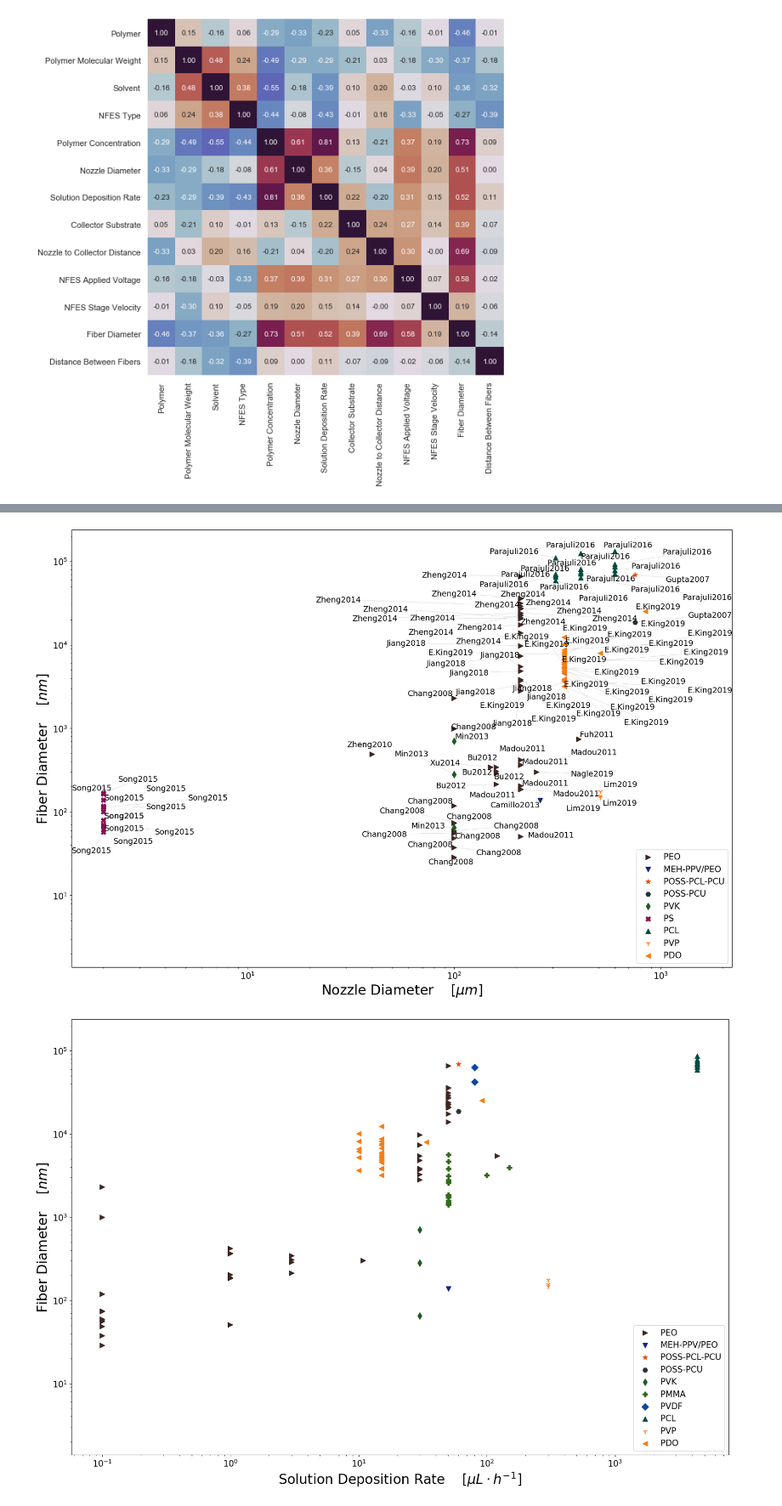
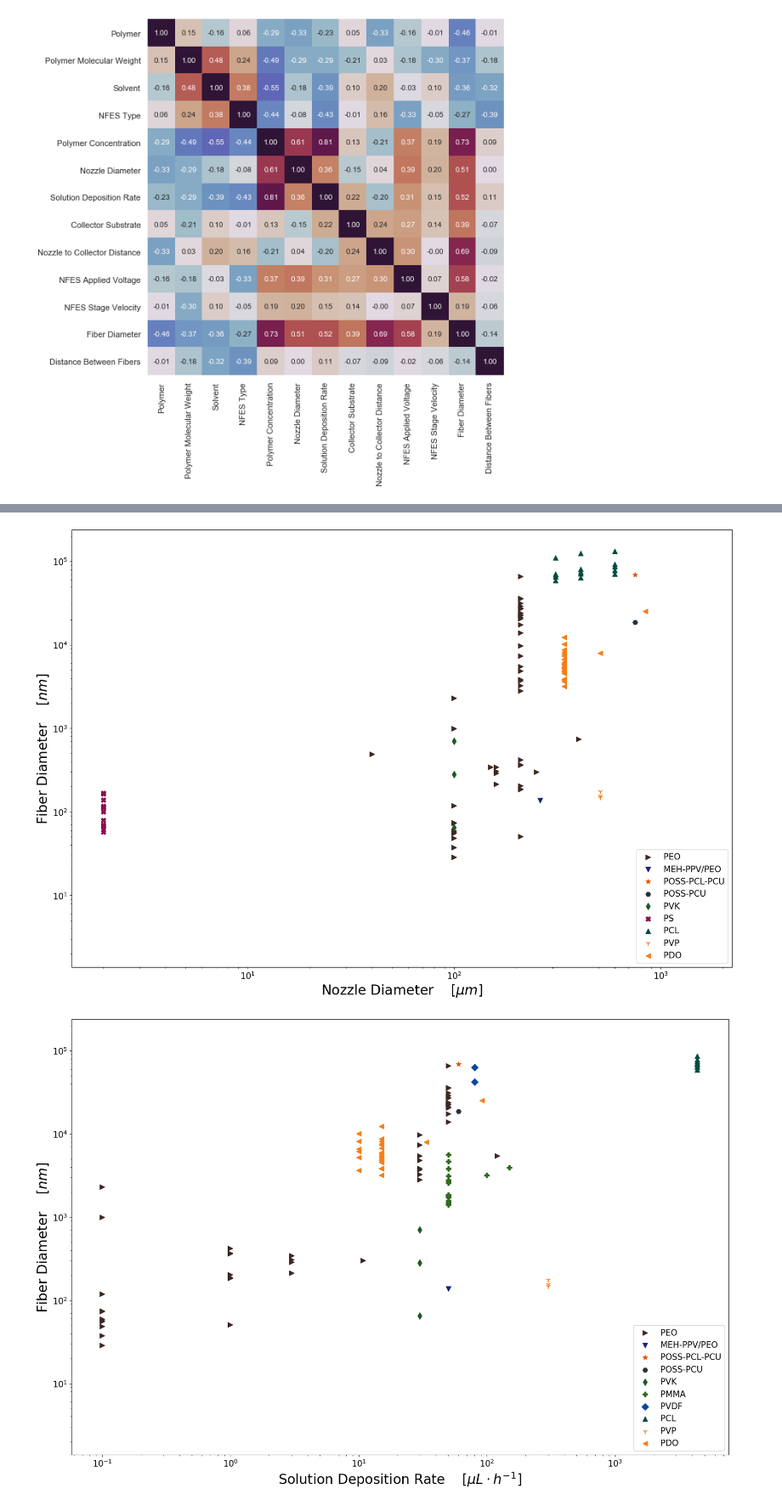
Before and after one commit to KiraSensei13/MNT_ITESM_Thesis, a Jupyter notebook: NFES_Review/_jupyterPlots/NFES_ReviewPaper.ipynb, the cells around one changed output, grey strips where cells are left out. Shown at 85% size. Saved outputs shown, nothing was run; the diff lists cells and outputs as text; code cells hidden in the pictures.

```diff
--- a/NFES_Review/_jupyterPlots/NFES_ReviewPaper.ipynb
+++ b/NFES_Review/_jupyterPlots/NFES_ReviewPaper.ipynb
@@ -884,14 +884,14 @@ scatterPlot_breakAxis(x_str, x_units, y_str, y_units, refLabels, logScale, df, d
 # %%
 x_str = 'Nozzle Diameter'; x_units = r'$[\mu m]$';
 y_str = 'Fiber Diameter'; y_units = r'$[nm]$';
 breakXlim = None;
 breakYlim = None;
 logScale  = True;
-refLabels = True;
+refLabels = False;
 legPos = 'lower right';
 scatterPlot_breakAxis(x_str, x_units, y_str, y_units, refLabels, logScale, df, df_x, breakXlim, breakYlim, legPos);
 # %% [output]
-[figure, old version]
+[figure, new version]
 # %%
 x_str = 'Solution Deposition Rate'; x_units = r'$[\mu L \cdot h^{-1}]$';
 y_str = 'Fiber Diameter'; y_units = r'$[nm]$';
```
Also changed, not shown: parts of 3 cells of this notebook, 4 other files.
